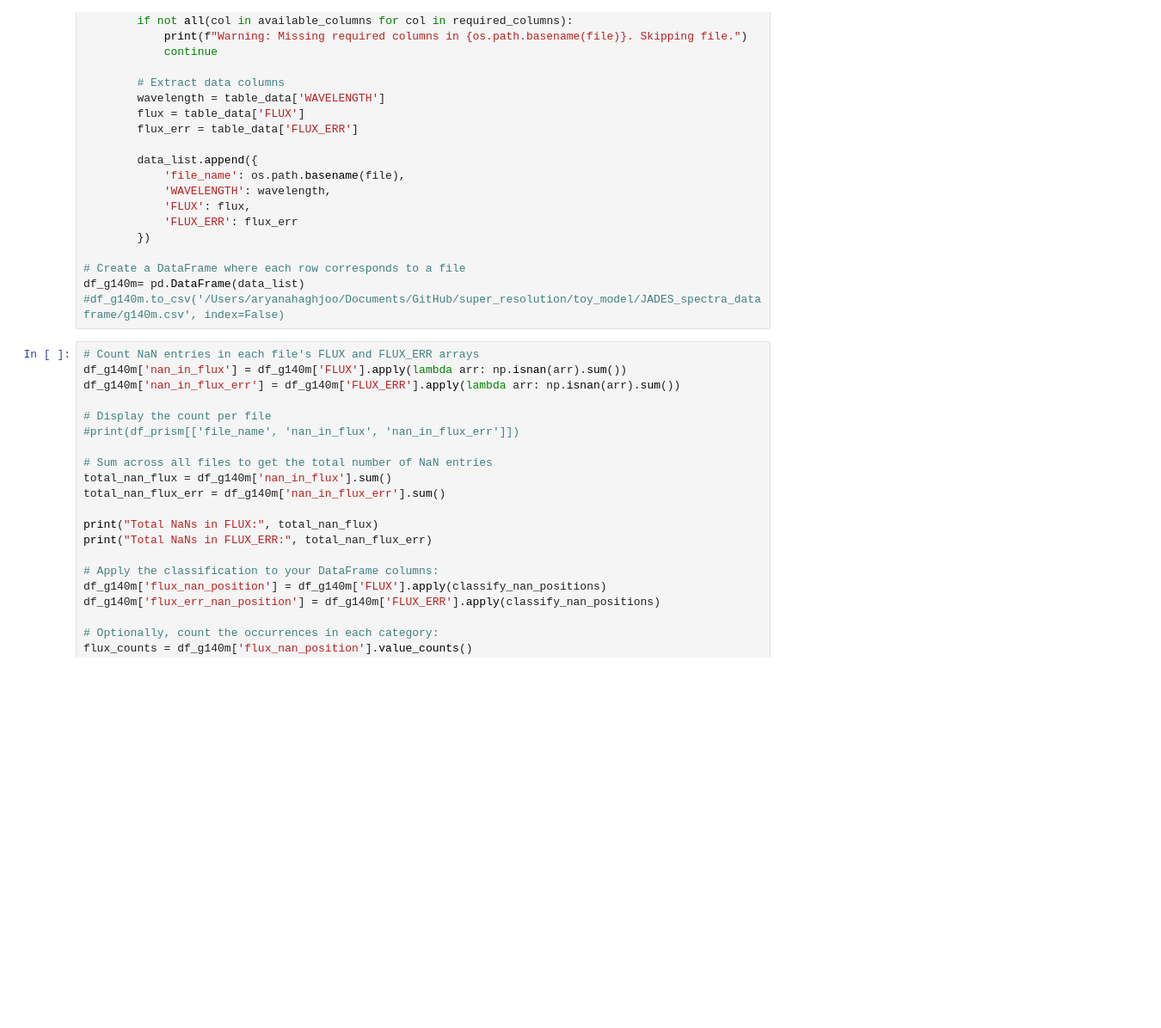
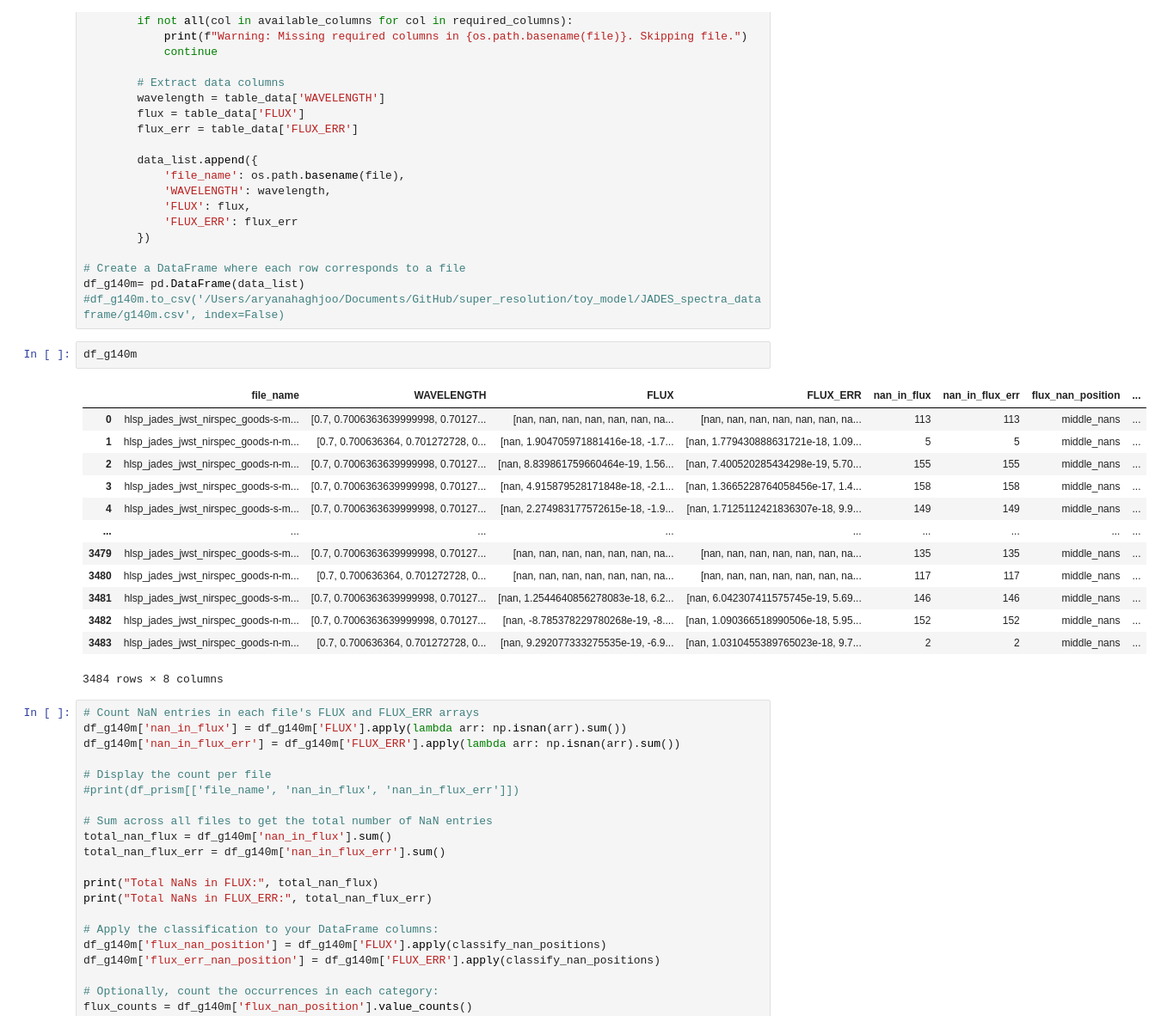
Before and after one commit to aryana-haghjoo/super_resolution, a Jupyter notebook: toy_model/jades_reader.ipynb, the cells around one changed output. Shown at 86% size. Drawn from its saved outputs; the diff is of its cells as text; blank space fills up the shorter version.

```diff
--- a/toy_model/jades_reader.ipynb
+++ b/toy_model/jades_reader.ipynb
@@ -228,6 +244,22 @@ for file in tqdm(fits_files, desc="Processing FITS files"):
 # Create a DataFrame where each row corresponds to a file
 df_g140m= pd.DataFrame(data_list)
 #df_g140m.to_csv('/Users/aryanahaghjoo/Documents/GitHub/super_resolution/toy_model/JADES_spectra_dataframe/g140m.csv', index=False)
+# %%
+df_g140m
+# %% [output]
+|  | file_name | WAVELENGTH | FLUX | FLUX_ERR | nan_in_flux | nan_in_flux_err | flux_nan_position | ... |
+| 0 | hlsp_jades_jwst_nirspec_goods-s-m... | [0.7, 0.7006363639999998, 0.70127... | [nan, nan, nan, nan, nan, nan, na... | [nan, nan, nan, nan, nan, nan, na... | 113 | 113 | middle_nans | ... |
+| 1 | hlsp_jades_jwst_nirspec_goods-n-m... | [0.7, 0.700636364, 0.701272728, 0... | [nan, 1.904705971881416e-18, -1.7... | [nan, 1.779430888631721e-18, 1.09... | 5 | 5 | middle_nans | ... |
+| 2 | hlsp_jades_jwst_nirspec_goods-n-m... | [0.7, 0.7006363639999998, 0.70127... | [nan, 8.839861759660464e-19, 1.56... | [nan, 7.400520285434298e-19, 5.70... | 155 | 155 | middle_nans | ... |
+| 3 | hlsp_jades_jwst_nirspec_goods-s-m... | [0.7, 0.7006363639999998, 0.70127... | [nan, 4.915879528171848e-18, -2.1... | [nan, 1.3665228764058456e-17, 1.4... | 158 | 158 | middle_nans | ... |
+| 4 | hlsp_jades_jwst_nirspec_goods-s-m... | [0.7, 0.7006363639999998, 0.70127... | [nan, 2.274983177572615e-18, -1.9... | [nan, 1.7125112421836307e-18, 9.9... | 149 | 149 | middle_nans | ... |
+| ... | ... | ... | ... | ... | ... | ... | ... | ... |
+| 3479 | hlsp_jades_jwst_nirspec_goods-s-m... | [0.7, 0.7006363639999998, 0.70127... | [nan, nan, nan, nan, nan, nan, na... | [nan, nan, nan, nan, nan, nan, na... | 135 | 135 | middle_nans | ... |
+| 3480 | hlsp_jades_jwst_nirspec_goods-n-m... | [0.7, 0.700636364, 0.701272728, 0... | [nan, nan, nan, nan, nan, nan, na... | [nan, nan, nan, nan, nan, nan, na... | 117 | 117 | middle_nans | ... |
+| 3481 | hlsp_jades_jwst_nirspec_goods-s-m... | [0.7, 0.7006363639999998, 0.70127... | [nan, 1.2544640856278083e-18, 6.2... | [nan, 6.042307411575745e-19, 5.69... | 146 | 146 | middle_nans | ... |
+| 3482 | hlsp_jades_jwst_nirspec_goods-n-m... | [0.7, 0.7006363639999998, 0.70127... | [nan, -8.785378229780268e-19, -8.... | [nan, 1.090366518990506e-18, 5.95... | 152 | 152 | middle_nans | ... |
+| 3483 | hlsp_jades_jwst_nirspec_goods-n-m... | [0.7, 0.700636364, 0.701272728, 0... | [nan, 9.292077333275535e-19, -6.9... | [nan, 1.0310455389765023e-18, 9.7... | 2 | 2 | middle_nans | ... |
+3484 rows × 8 columns
 # %%
 # Count NaN entries in each file's FLUX and FLUX_ERR arrays
 df_g140m['nan_in_flux'] = df_g140m['FLUX'].apply(lambda arr: np.isnan(arr).sum())
```
Also changed, not shown: parts of 3 cells of this notebook.
